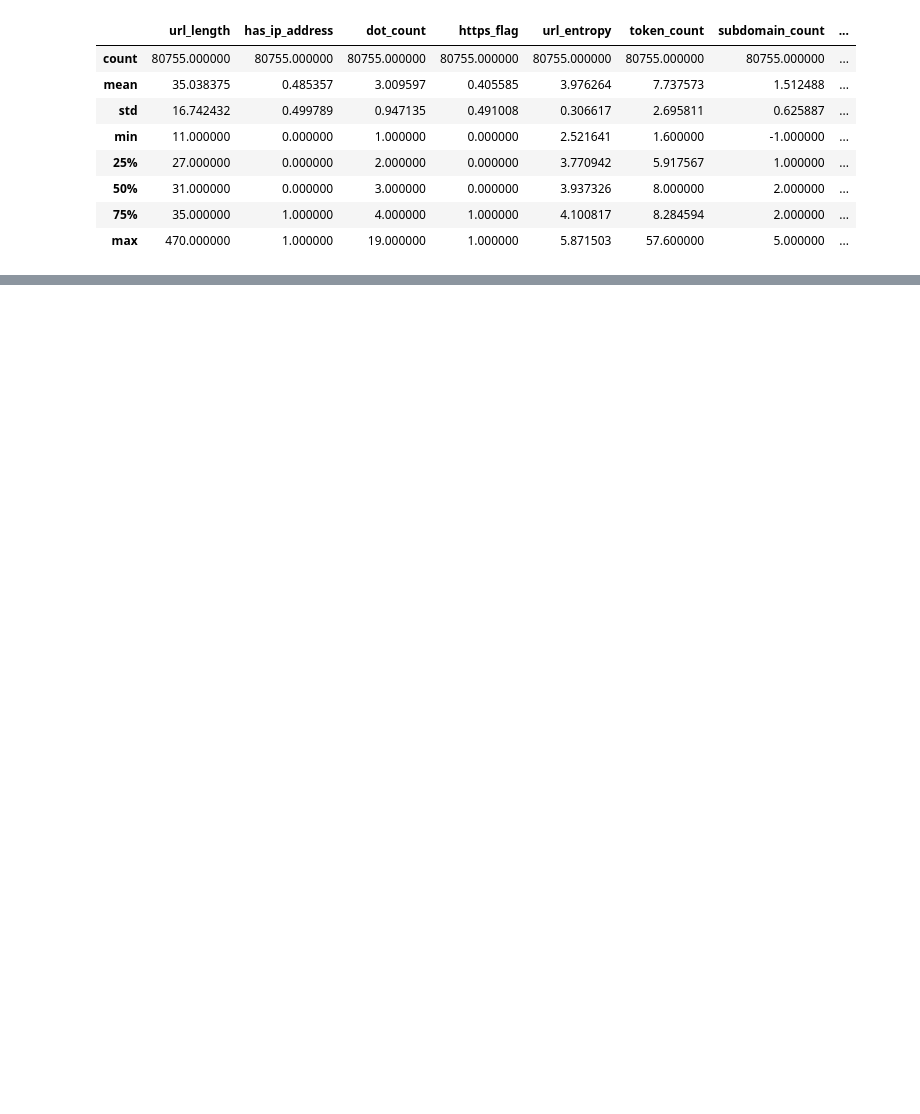
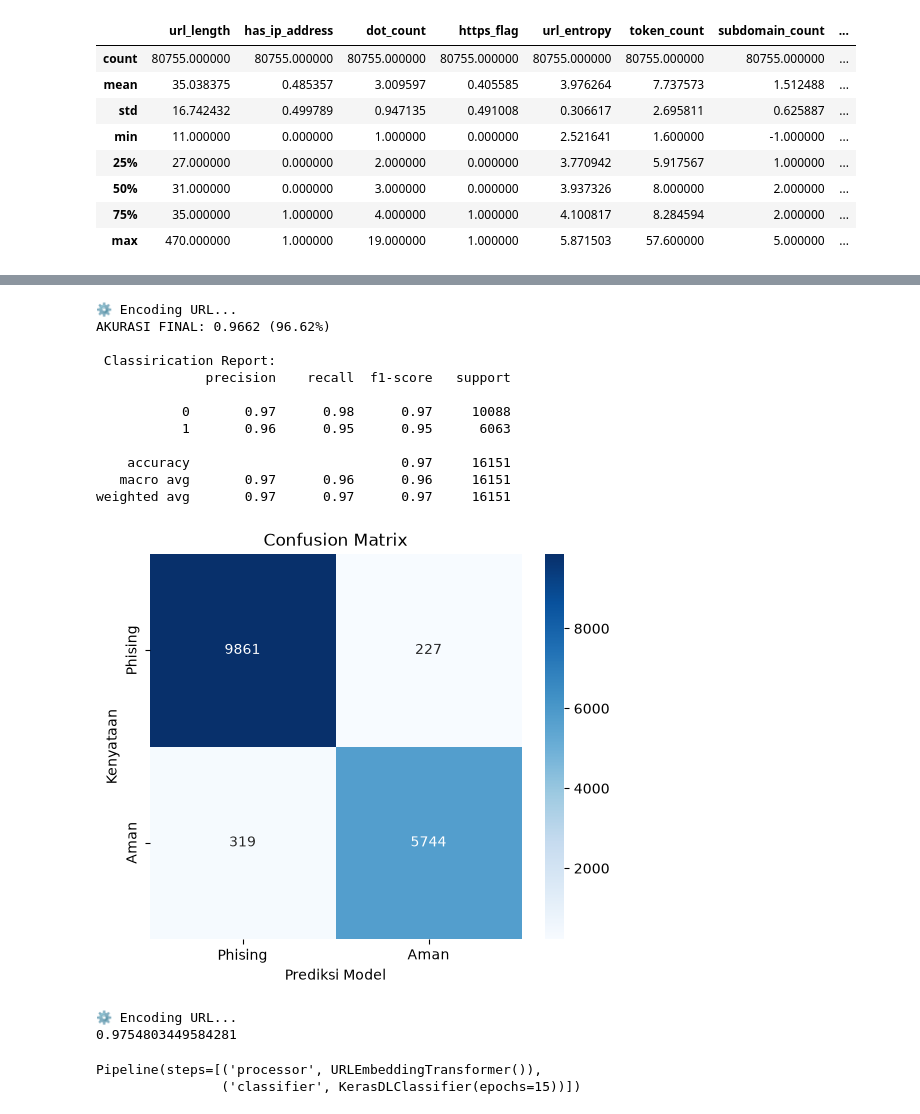
Before and after one commit to AlvinWjy25/phishing-classifcation-SE-final-project, a Jupyter notebook: backend/notebooks/EDA.ipynb, the cells around one changed output, grey strips where cells are left out. Drawn from its saved outputs; the diff is of its cells as text; code cells hidden in the pictures; blank space fills up the shorter version.

```diff
--- a/backend/notebooks/EDA.ipynb
+++ b/backend/notebooks/EDA.ipynb
@@ -82,2 +83,10 @@ df.describe()
+# %%
+x = df['URL']
+y = df['ClassLabel']
+
+x_train, x_test, y_train, y_test = train_test_split(x, y, test_size=0.2, random_state=42, stratify=y)
+
+x_train_list = x_train.tolist()
+x_test_list = x_test.tolist()
 # %% [markdown]
 ## A.2 Extracting Insight
@@ -83,0 +312,11 @@ df.describe()
+# %%
+dl_pipeline = Pipeline([
+    ('processor', URLEmbeddingTransformer(model_name='all-MiniLM-L6-v2')),
+    ('classifier', KerasDLClassifier(epochs=15, batch_size=32))
+])
+
+le = LabelEncoder()
+y_train_enc = le.fit_transform(y_train)
+y_test_enc = le.transform(y_test)
+
+dl_pipeline.fit(x_train_list, y_train_enc)
@@ -83,0 +348,41 @@ df.describe()
+# %%
+y_pred = dl_pipeline.predict(x_test_list)
+acc = accuracy_score(y_test_enc, y_pred)
+print(f"AKURASI FINAL: {acc:.4f} ({acc*100:.2f}%)")
+
+print("\n Classirication Report:")
+print(classification_report(y_test_enc, y_pred))
+
+cm = confusion_matrix(y_test_enc, y_pred)
+plt.figure(figsize=(6,5))
+sns.heatmap(cm, annot=True, fmt='d', cmap='Blues', xticklabels=['Phising', 'Aman'], yticklabels=['Phising', 'Aman'])
+plt.xlabel('Prediksi Model')
+plt.ylabel('Kenyataan')
+plt.title('Confusion Matrix')
+plt.show()
+# %% [output]
+⚙️ Encoding URL...
+AKURASI FINAL: 0.9662 (96.62%)
+
+ Classirication Report:
+              precision    recall  f1-score   support
+
+           0       0.97      0.98      0.97     10088
+           1       0.96      0.95      0.95      6063
+
+    accuracy                           0.97     16151
+   macro avg       0.97      0.96      0.96     16151
+weighted avg       0.97      0.97      0.97     16151
+[figure, added]
+# %%
+y_prob = dl_pipeline.predict_proba(x_test_list)
+auc_score = roc_auc_score(y_test_enc, y_prob)
+print(auc_score)
+# %% [output]
+⚙️ Encoding URL...
+0.9754803449584281
+# %%
+dl_pipeline
+# %% [output]
+Pipeline(steps=[('processor', URLEmbeddingTransformer()),
+                ('classifier', KerasDLClassifier(epochs=15))])
```
Also changed, not shown: parts of 17 cells of this notebook.
